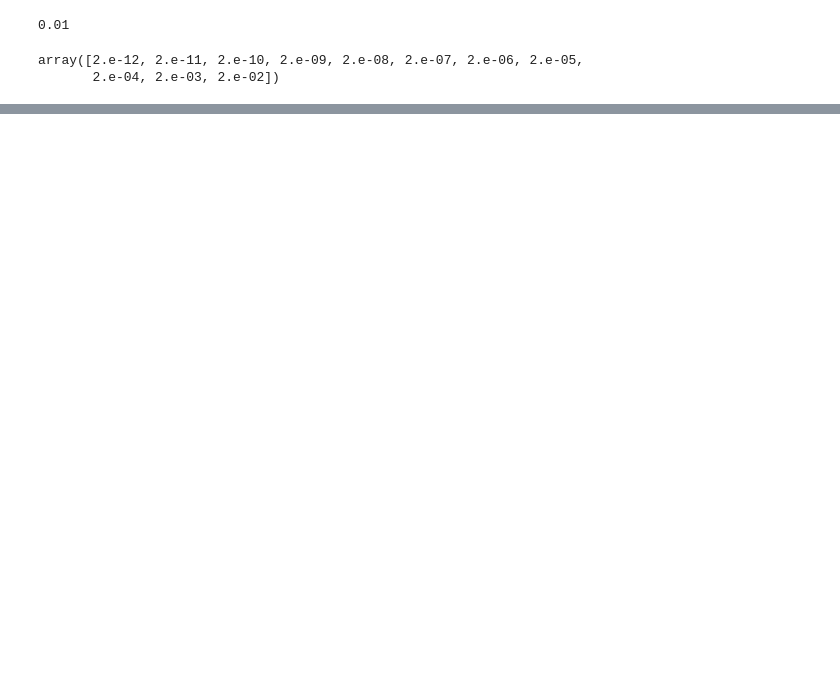
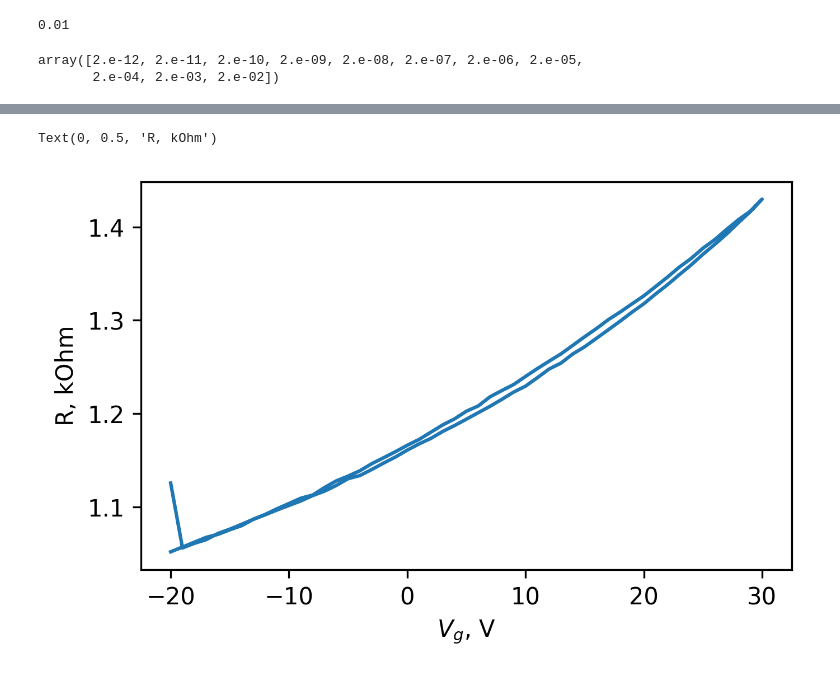
Before and after one commit to colnio/NUSLab, a Jupyter notebook: tst.ipynb, the cells around one changed output, grey strips where cells are left out. Cells and saved outputs as stored; diff of their text form; code cells hidden in the pictures; blank space fills up the shorter version.

```diff
--- a/tst.ipynb
+++ b/tst.ipynb
@@ -389,0 +341,10 @@ I, V
+# %%
+plt.figure(figsize=(5, 3), dpi=300)
+
+plt.plot(df.GateVoltage, 1 / df.SourceDrainCurrent * df.ProbeVoltage * 1e-3)
+
+plt.xlabel("$V_g$, V")
+plt.ylabel("R, kOhm")
+# %% [output]
+Text(0, 0.5, 'R, kOhm')
+[figure, added]
```
Also changed, not shown: parts of 38 cells of this notebook, 4 other files.
